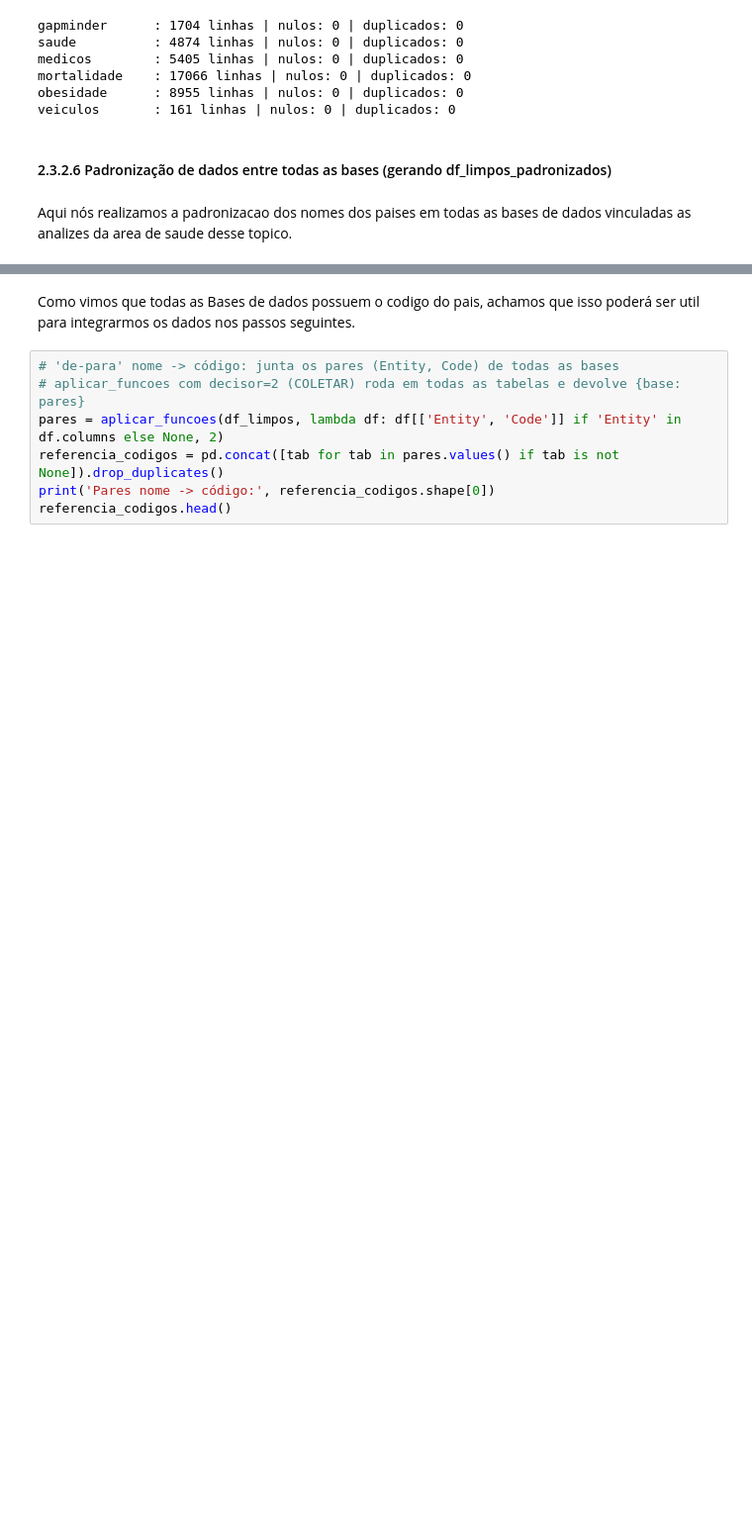
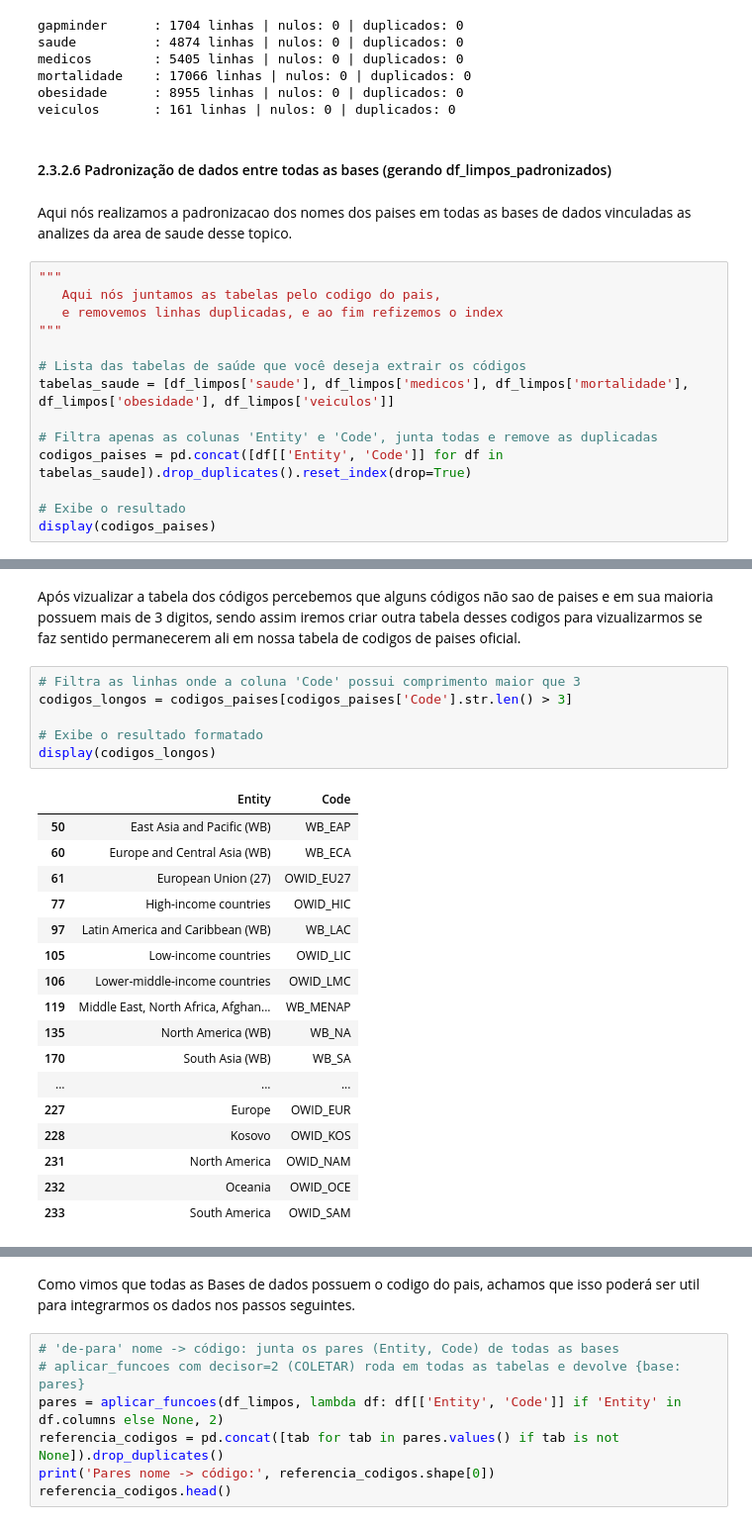
Before and after one commit to AndremRb/Analise-do-Desenvolvimento-Humano-e-Global, a Jupyter notebook: Notebook/Template_Gapminder_Analise_Exploratoria.ipynb, the cells around one changed output, grey strips where cells are left out. Shown at 99% size. Cells and saved outputs as stored; diff of their text form; blank space fills up the shorter version.

```diff
--- a/Notebook/Template_Gapminder_Analise_Exploratoria.ipynb
+++ b/Notebook/Template_Gapminder_Analise_Exploratoria.ipynb
@@ -1118,3 +1118,17 @@ veiculos       : 161 linhas | nulos: 0 | duplicados: 0
 #### 2.3.2.6 Padronização de dados entre todas as bases (gerando df_limpos_padronizados)
 # %% [markdown]
 Aqui nós realizamos a padronizacao dos nomes dos paises em todas as bases de dados vinculadas as analizes da area de saude desse topico.
+# %%
+"""
+   Aqui nós juntamos as tabelas pelo codigo do pais,
+   e removemos linhas duplicadas, e ao fim refizemos o index
+"""
+
+# Lista das tabelas de saúde que você deseja extrair os códigos
+tabelas_saude = [df_limpos['saude'], df_limpos['medicos'], df_limpos['mortalidade'], df_limpos['obesidade'], df_limpos['veiculos']]
+
+# Filtra apenas as colunas 'Entity' e 'Code', junta todas e remove as duplicadas
+codigos_paises = pd.concat([df[['Entity', 'Code']] for df in tabelas_saude]).drop_duplicates().reset_index(drop=True)
+
+# Exibe o resultado
+display(codigos_paises)
@@ -1120,0 +1149,26 @@ Aqui nós realizamos a padronizacao dos nomes dos paises em todas as bases de da
+# %% [markdown]
+Após vizualizar a tabela dos códigos percebemos que alguns códigos não sao de paises e em sua maioria possuem mais de 3 digitos, sendo assim iremos criar outra tabela desses codigos para vizualizarmos se faz sentido permanecerem ali em nossa tabela de codigos de paises oficial.
+# %%
+# Filtra as linhas onde a coluna 'Code' possui comprimento maior que 3
+codigos_longos = codigos_paises[codigos_paises['Code'].str.len() > 3]
+
+# Exibe o resultado formatado
+display(codigos_longos)
+# %% [output]
+|  | Entity | Code |
+| 50 | East Asia and Pacific (WB) | WB_EAP |
+| 60 | Europe and Central Asia (WB) | WB_ECA |
+| 61 | European Union (27) | OWID_EU27 |
+| 77 | High-income countries | OWID_HIC |
+| 97 | Latin America and Caribbean (WB) | WB_LAC |
+| 105 | Low-income countries | OWID_LIC |
+| 106 | Lower-middle-income countries | OWID_LMC |
+| 119 | Middle East, North Africa, Afghan... | WB_MENAP |
+| 135 | North America (WB) | WB_NA |
+| 170 | South Asia (WB) | WB_SA |
+| ... | ... | ... |
+| 227 | Europe | OWID_EUR |
+| 228 | Kosovo | OWID_KOS |
+| 231 | North America | OWID_NAM |
+| 232 | Oceania | OWID_OCE |
+| 233 | South America | OWID_SAM |
```
Also changed, not shown: parts of 7 cells of this notebook.
